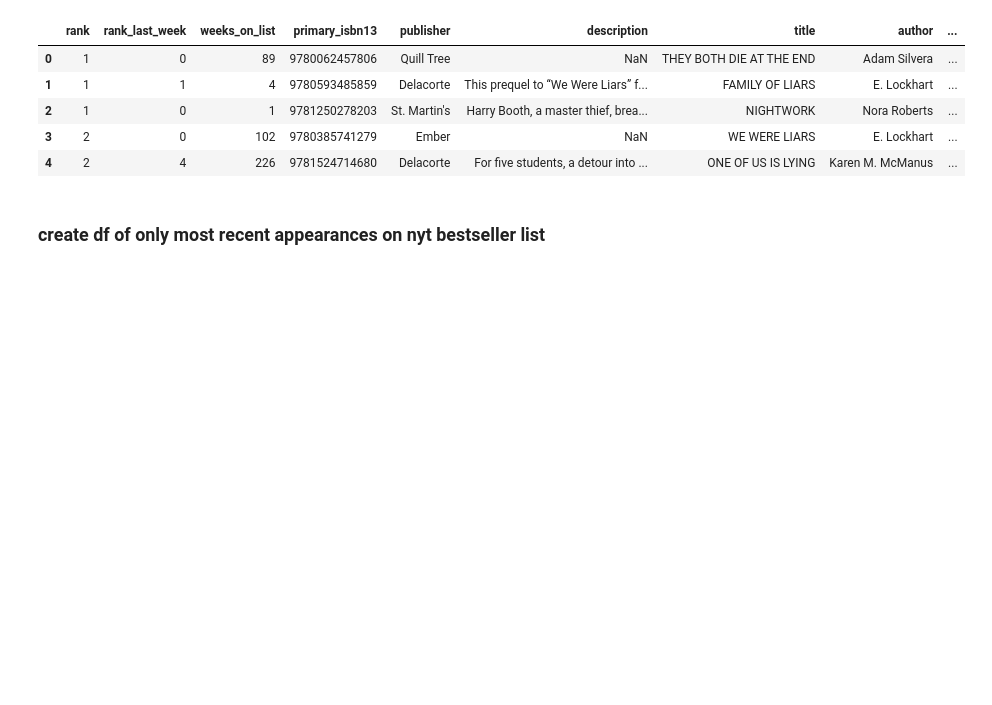
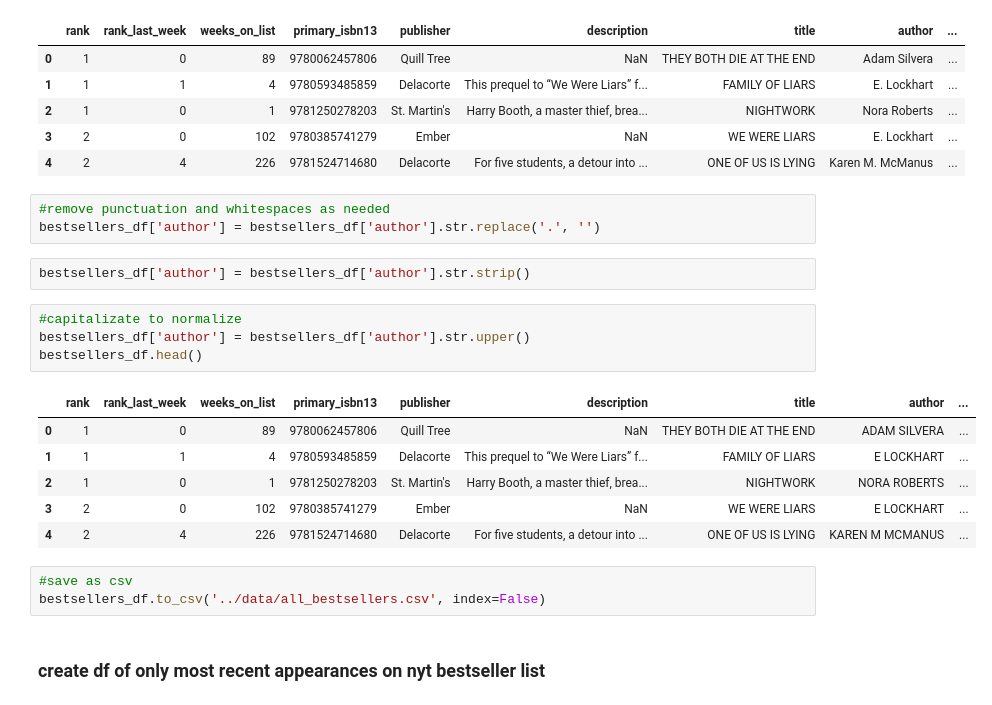
Before and after one commit to abigailasper/booktok-bestsellers, a Jupyter notebook: notebooks/nyt_goodreads_analysis.ipynb, the cells around one changed output. Drawn from its saved outputs; the diff is of its cells as text; blank space fills up the shorter version.

Commit message:
normalized author columns to ensure whitespaces, periods, and capitalization wasn't getting in the way

```diff
--- a/notebooks/nyt_goodreads_analysis.ipynb
+++ b/notebooks/nyt_goodreads_analysis.ipynb
@@ -208,6 +208,25 @@ bestsellers_df.head()
 | 2 | 1 | 0 | 1 | 9781250278203 | St. Martin's | Harry Booth, a master thief, brea... | NIGHTWORK | Nora Roberts | ... |
 | 3 | 2 | 0 | 102 | 9780385741279 | Ember | NaN | WE WERE LIARS | E. Lockhart | ... |
 | 4 | 2 | 4 | 226 | 9781524714680 | Delacorte | For five students, a detour into ... | ONE OF US IS LYING | Karen M. McManus | ... |
+# %%
+#remove punctuation and whitespaces as needed
+bestsellers_df['author'] = bestsellers_df['author'].str.replace('.', '')
+# %%
+bestsellers_df['author'] = bestsellers_df['author'].str.strip()
+# %%
+#capitalizate to normalize
+bestsellers_df['author'] = bestsellers_df['author'].str.upper()
+bestsellers_df.head()
+# %% [output]
+|  | rank | rank_last_week | weeks_on_list | primary_isbn13 | publisher | description | title | author | ... |
+| 0 | 1 | 0 | 89 | 9780062457806 | Quill Tree | NaN | THEY BOTH DIE AT THE END | ADAM SILVERA | ... |
+| 1 | 1 | 1 | 4 | 9780593485859 | Delacorte | This prequel to “We Were Liars” f... | FAMILY OF LIARS | E LOCKHART | ... |
+| 2 | 1 | 0 | 1 | 9781250278203 | St. Martin's | Harry Booth, a master thief, brea... | NIGHTWORK | NORA ROBERTS | ... |
+| 3 | 2 | 0 | 102 | 9780385741279 | Ember | NaN | WE WERE LIARS | E LOCKHART | ... |
+| 4 | 2 | 4 | 226 | 9781524714680 | Delacorte | For five students, a detour into ... | ONE OF US IS LYING | KAREN M MCMANUS | ... |
+# %%
+#save as csv
+bestsellers_df.to_csv('../data/all_bestsellers.csv', index=False)
 # %% [markdown]
 ### create df of only most recent appearances on nyt bestseller list
 # %%
```
Also changed, not shown: parts of 4 cells of this notebook.
